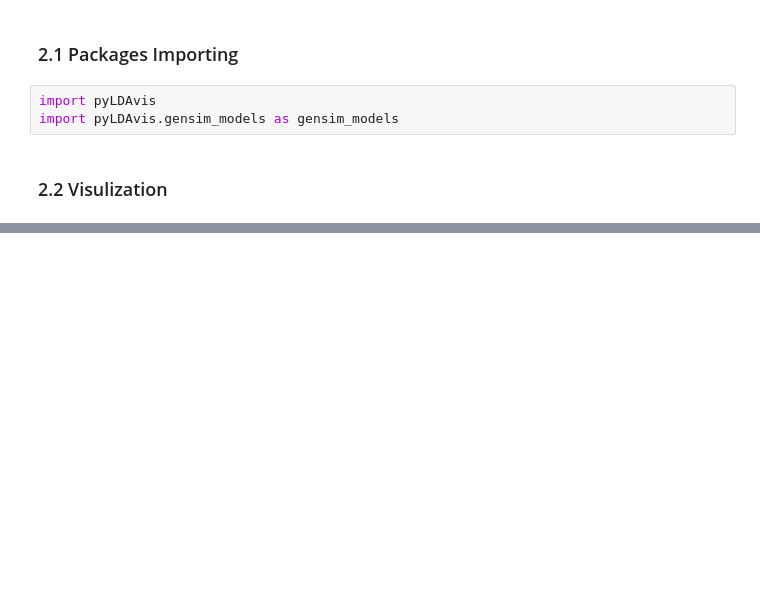
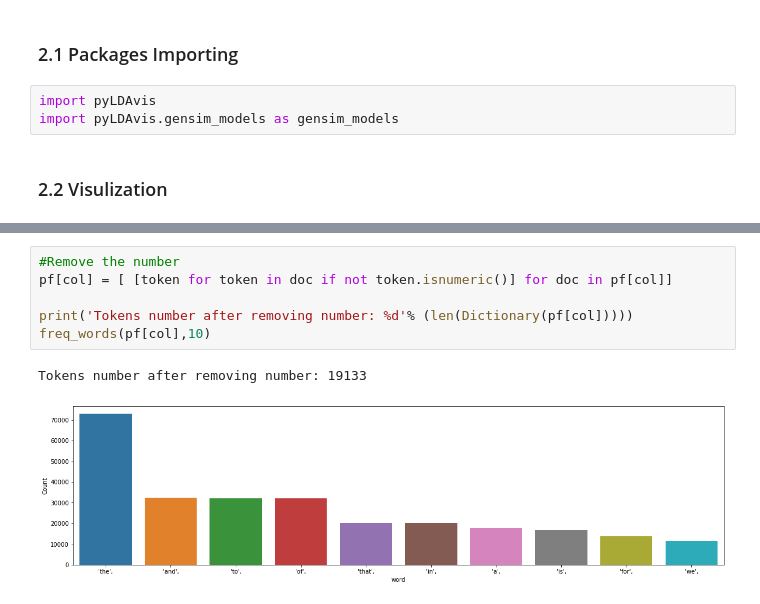
Before and after one commit to ZouZijie/Topic-Modelling-Project, a Jupyter notebook: Topic modelling of London Olympics Corpus (training on DOCS, classify on PARAS).ipynb, the cells around one changed output, grey strips where cells are left out. Cells and saved outputs as stored; diff of their text form; blank space fills up the shorter version.

```diff
--- a/Topic modelling of London Olympics Corpus (training on DOCS, classify on PARAS).ipynb
+++ b/Topic modelling of London Olympics Corpus (training on DOCS, classify on PARAS).ipynb
@@ -263,0 +356,9 @@ vis
+# %%
+#Remove the number
+pf[col] = [ [token for token in doc if not token.isnumeric()] for doc in pf[col]]
+
+print('Tokens number after removing number: %d'% (len(Dictionary(pf[col]))))
+freq_words(pf[col],10)
+# %% [output]
+Tokens number after removing number: 19133
+[figure, added]
```
Also changed, not shown: parts of 44 cells of this notebook.
